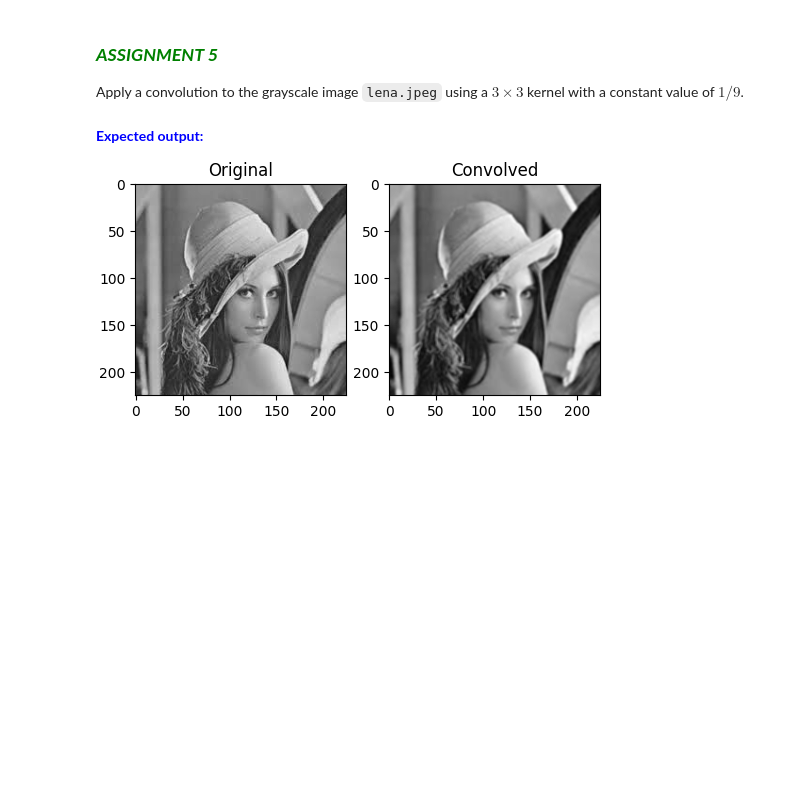
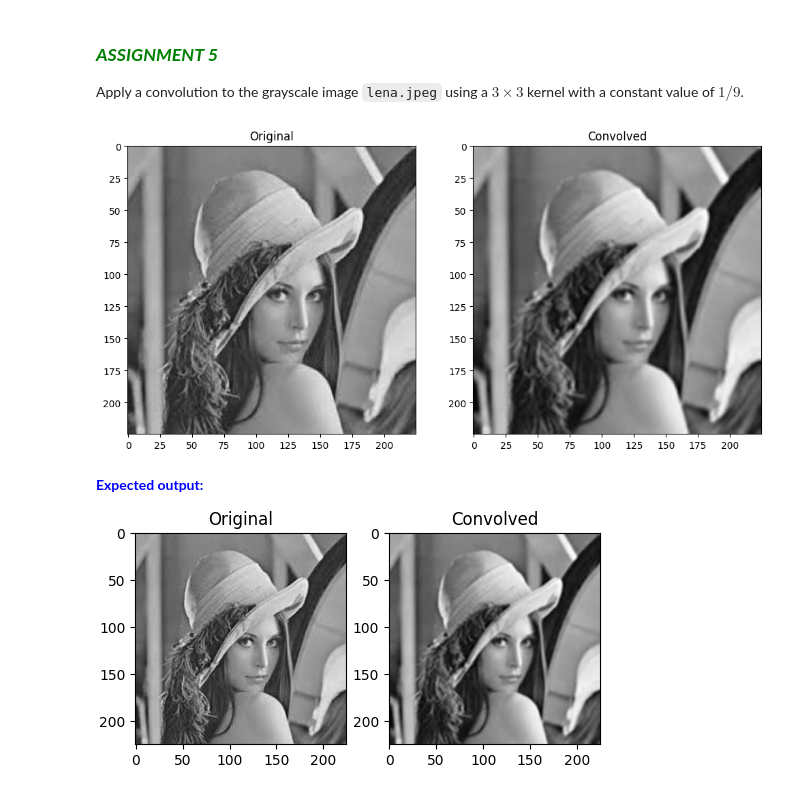
Before and after one commit to adriantd3/ComputerVision_UMA, a Jupyter notebook: Chapter 02. Image processing/2.1 IP tools.ipynb, the cells around one changed output. Cells and saved outputs as stored; diff of their text form; code cells hidden in the pictures; blank space fills up the shorter version.

```diff
--- a/Chapter 02. Image processing/2.1 IP tools.ipynb
+++ b/Chapter 02. Image processing/2.1 IP tools.ipynb
@@ -369,25 +369,27 @@ Apply a convolution to the grayscale image `lena.jpeg` using a $3\times3$ kernel
 # %%
 # ASSIGNMENT 5
 # Read the image
-image = None
+image = cv2.imread(images_path + 'lena.jpeg',0) # 0 read any image as gray
 
 # Define the kernel
-kernel = None
+kernel = np.full((3,3),1/9)
 
 # Apply convolution (note that convolution cannot return negative values using this kernel)
-im_conv = None
+im_conv = cv2.filter2D(image,cv2.CV_8U,kernel,cv2.BORDER_DEFAULT)
 
 # Show original image
 plt.figure(figsize=(12,12))
 plt.subplot(121)
 plt.title('Original')
-plt.imshow(None, None)
+plt.imshow(image, cmap='grey')
 
 # Show convolved image
 plt.subplot(122)
 plt.title('Convolved')
-plt.imshow(None, None)
+plt.imshow(im_conv, cmap='grey')
 plt.show()
+# %% [output]
+[figure, added]
 # %% [markdown]
 <font color='blue'>**Expected output:**  </font>
 
```
Also changed, not shown: parts of 2 cells of this notebook, 2 other files.
